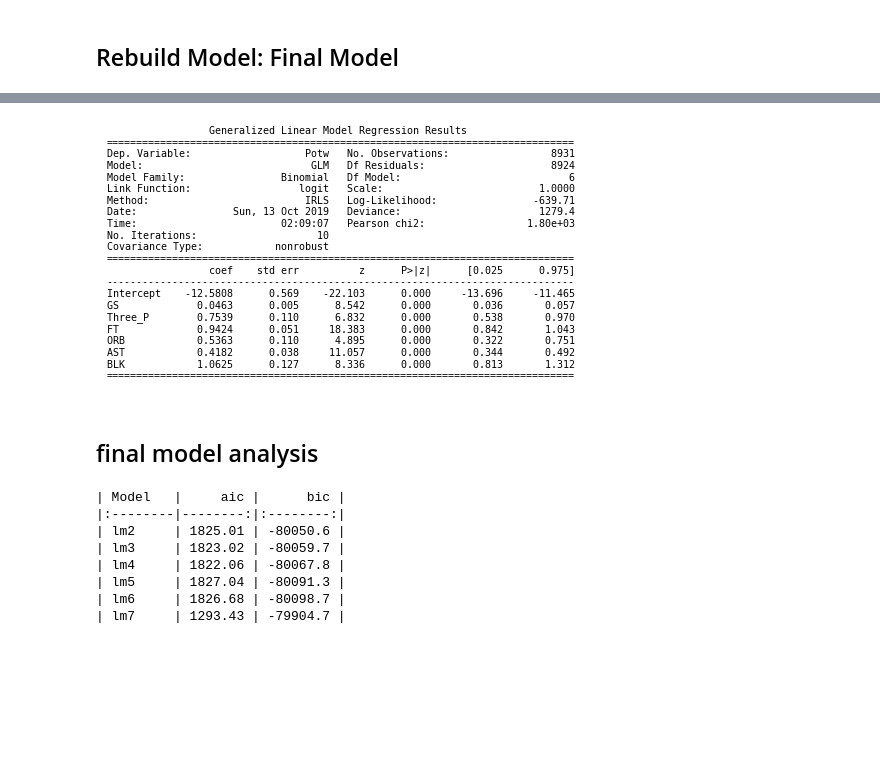
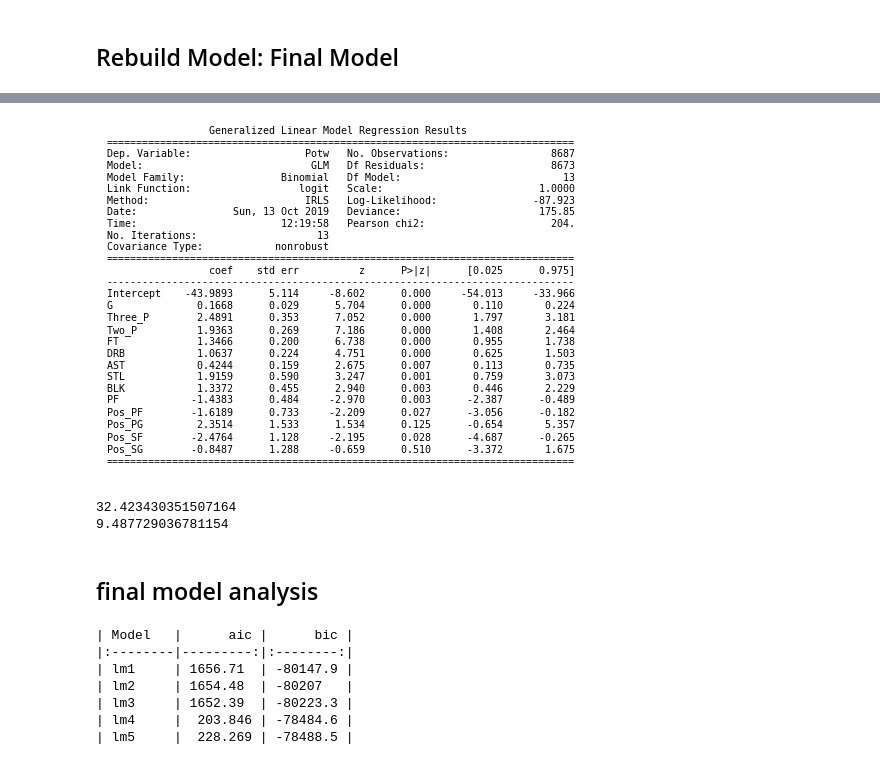
Before and after one commit to chunheisiu/NBA-POTW-Regression, a Jupyter notebook: notebooks/Stats_VS_POTW.ipynb, the cells around one changed output, grey strips where cells are left out. Cells and saved outputs as stored; diff of their text form; code cells hidden in the pictures; blank space fills up the shorter version.

Commit message:
modified logistic model

```diff
--- a/notebooks/Stats_VS_POTW.ipynb
+++ b/notebooks/Stats_VS_POTW.ipynb
@@ -461,14 +425,18 @@ hiis_index = hiis.loc[hiis.hat_diag > hiis_threshold].index
 # %%
 # Influential Points -- diffits
-lm6_n = lm6.nobs
-lm6_p = len(lm6.params)
+lm3_n = lm3.nobs
+lm3_p = len(lm3.params)
 diffits = summ_df[['dffits_internal']]
-diffits_threshold = 2*(((lm6_p+1)/(lm6_n-lm6_p-1))**0.5)
+diffits_threshold = 2*(((lm3_p+1)/(lm3_n-lm3_p-1))**0.5)
 diffits_index = diffits.loc[diffits.dffits_internal > diffits_threshold].index
 # Influential Points -- cook's distance
 cooks_d = summ_df[['cooks_d']]
-cooks_d_threshold = 4/(lm6_n - lm6_p)
+cooks_d_threshold = 4/(lm3_n - lm3_p)
 cooks_d_index = cooks_d.loc[cooks_d.cooks_d > cooks_d_threshold].index
+# %%
+# Outliers -- absolute values of residuals are higher than 3
+res_index = summ_df.loc[abs(summ_df.standard_resid)>3].index
+# top_res.sort_values('standard_resid', ascending=True)
 # %%
 fig = infl.plot_index(y_var='cooks', threshold=2 * infl.cooks_distance[0].mean())
 plt.savefig('../plot/regression_1_cooks.png', dpi = 300, bbox_inches = 'tight')
@@ -515,0 +453,3 @@ Int64Index([ 210,  260,  284,  423, 1004, 1120, 1416, 1542, 1678, 1768, 1862,
+# %%
+dele_ob = (infl_points | res_index)
+dele_ob
@@ -534,7 +479,8 @@ data.iloc[dele_ob,:]
 ## Rebuild Model: Final Model
 # %%
 data3 = data2.drop(dele_ob).reset_index(drop = True)
-lm7 = smf.glm(formula_6, data = data3,family=sm.families.Binomial()).fit()
-lm7.summary()
+formula_4 = f'Potw ~ {" + ".join(list(df_d.columns))}'
+lm4 = smf.glm(formula_3, data = data3,family=sm.families.Binomial()).fit()
+lm4.summary()
 # %% [output]
 Generalized Linear Model Regression Results
@@ -558,28 +511,43 @@ Generalized Linear Model Regression Results
 # %%
 plt.rc('figure')
-plt.text(0.01, 0.05, str(lm7.summary()), {'fontsize': 10}, fontproperties = 'monospace')
+plt.text(0.01, 0.05, str(lm4.summary()), {'fontsize': 10}, fontproperties = 'monospace')
 plt.axis('off')
-plt.savefig('../plot/regression_1_summary_model7.png', dpi = 300, bbox_inches = 'tight')
+plt.savefig('../plot/regression_1_summary_model4.png', dpi = 300, bbox_inches = 'tight')
 # %% [output]
-[figure, old version]
+[figure, new version]
+# %%
+df_5 = df_d.columns[:-4]
+formula_5 = f'Potw ~ {" + ".join(list(df_5))}'
+lm5 = smf.glm(formula_5, data = data3,family=sm.families.Binomial()).fit()
+delta_G = lm5.deviance - lm4.deviance
+df_for_chi = len(lm4.params) - len(lm5.params)
+# on significant level = 0.5, chi-square statistics
+chi2_stat = stats.chi2.ppf(0.95, df_for_chi)
+print(delta_G)
+print(chi2_stat)
+if delta_G < chi2_stat:
+    print('delta_G < chi2_stat')
+    print('Therefore, we could not reject null hypothesis on significant level of 0.05 and choose reduced model')
+# %% [output]
+32.423430351507164
+9.487729036781154
 # %% [markdown]
 ## final model analysis
 # %%
 ## Compare aic and bic of all models
-model_lst = [lm2,lm3,lm4,lm5,lm6,lm7]
+model_lst = [lm1,lm2,lm3,lm4,lm5]
 aic_bic = pd.DataFrame()
-aic_bic['Model'] = ['lm' + str(i) for i in range(2,8)]
+aic_bic['Model'] = ['lm' + str(i) for i in range(1,6)]
 aic_bic['aic'] = [i.aic for i in model_lst]
 aic_bic['bic'] = [i.bic for i in model_lst]
 print(th.md_table(aic_bic, formats = {-1: 'c'}))
 # %% [output]
-| Model   |     aic |      bic |
-|:--------|--------:|:--------:|
-| lm2     | 1825.01 | -80050.6 |
-| lm3     | 1823.02 | -80059.7 |
-| lm4     | 1822.06 | -80067.8 |
-| lm5     | 1827.04 | -80091.3 |
-| lm6     | 1826.68 | -80098.7 |
-| lm7     | 1293.43 | -79904.7 |
+| Model   |      aic |      bic |
+|:--------|---------:|:--------:|
+| lm1     | 1656.71  | -80147.9 |
+| lm2     | 1654.48  | -80207   |
+| lm3     | 1652.39  | -80223.3 |
+| lm4     |  203.846 | -78484.6 |
+| lm5     |  228.269 | -78488.5 |
 # %%
 ## vif - detect Multicollinearity
```
Also changed, not shown: parts of 46 cells of this notebook, 14 other files.
